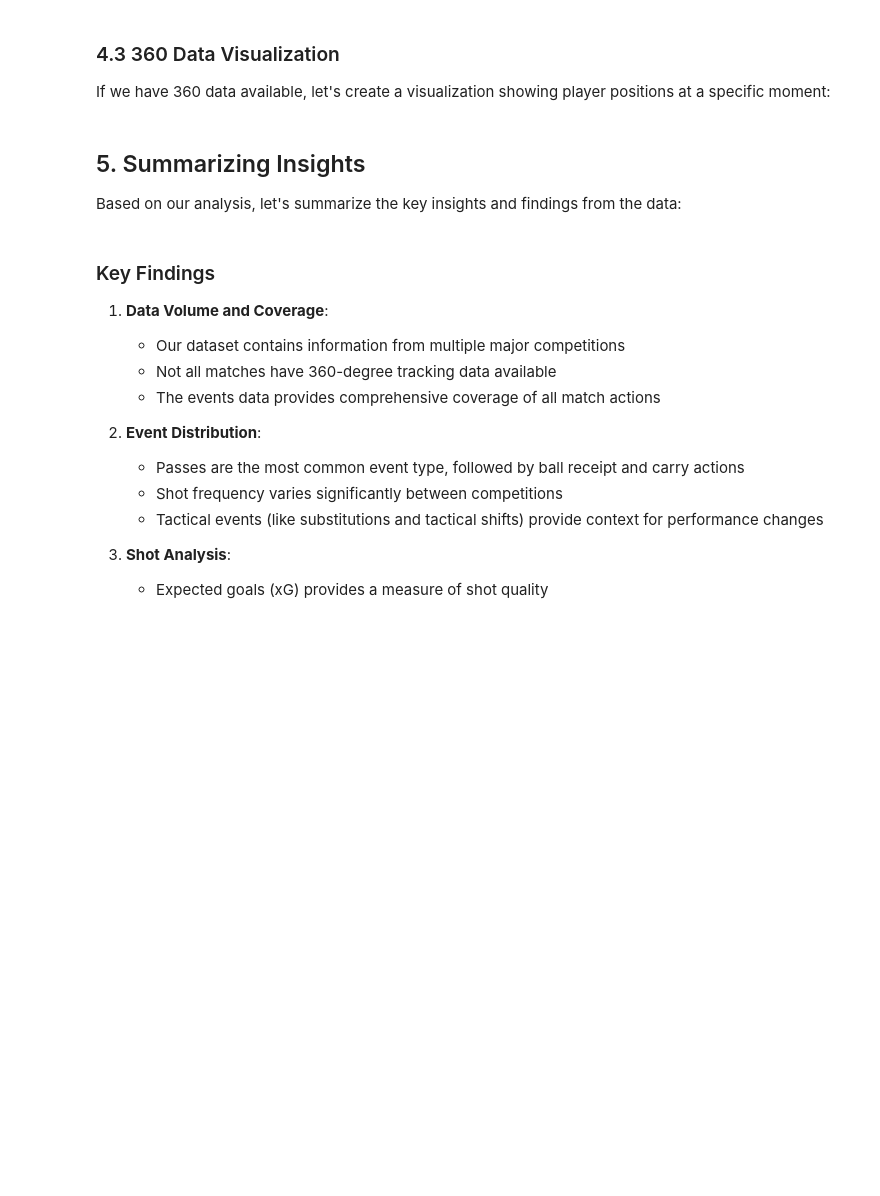
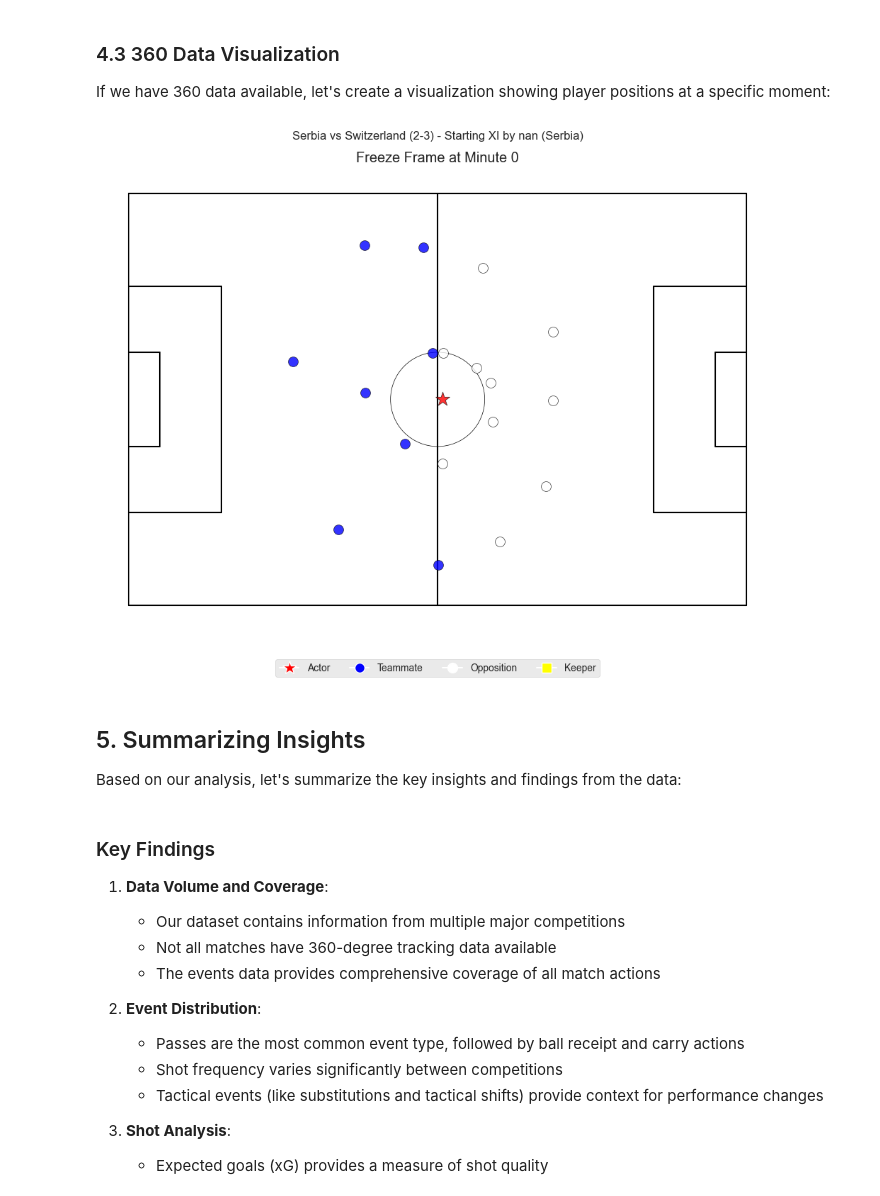
Before and after one commit to varunrout/football-insights-api, a Jupyter notebook: notebooks/02_data_interpretation.ipynb, the cells around one changed output. Cells and saved outputs as stored; diff of their text form; code cells hidden in the pictures; blank space fills up the shorter version.

```diff
--- a/notebooks/02_data_interpretation.ipynb
+++ b/notebooks/02_data_interpretation.ipynb
@@ -772,7 +797,8 @@ def visualize_freeze_frame(match_data, frame_id=None):
     events_df = match_data['events']
     event = None
     for _, row in events_df.iterrows():
-        if pd.notna(row.get('shot_freeze_frame')):
+        freeze_frame = row.get('shot_freeze_frame')
+        if freeze_frame is not None and not (isinstance(freeze_frame, (list, np.ndarray)) and pd.isna(freeze_frame).any()):
             # This is a simplified check - in real code you'd need to match the frame ID more precisely
             event = row
             break
@@ -786,7 +812,11 @@ def visualize_freeze_frame(match_data, frame_id=None):
 
     # Plot player positions
     for _, player in frame_data.iterrows():
-        if pd.isna(player['location']):
+        # Get shot location
+        location = player['location']
+
+        # Check if location is None or contains NaN values
+        if location is None or (isinstance(location, (list, np.ndarray)) and pd.isna(location).any()):
             continue
 
         # Parse location
@@ -811,33 +841,35 @@ def visualize_freeze_frame(match_data, frame_id=None):
                 color = 'blue'
                 marker = 'o'
             else:
                 color = 'white'
                 marker = 'o'
 
             markersize = 15 if player['actor'] else 10
 
             # Plot player
             ax.scatter(x, y, c=color, s=markersize**2, marker=marker, alpha=0.8,
                       edgecolors='black', linewidths=0.5, zorder=2)
         except (ValueError, IndexError, TypeError) as e:
             print(f"Error plotting player position: {e}")
             continue
 
     # Add legend
     legend_elements = [
         plt.Line2D([0], [0], marker='*', color='w', markerfacecolor='red', markersize=15, label='Actor'),
         plt.Line2D([0], [0], marker='o', color='w', markerfacecolor='blue', markersize=10, label='Teammate'),
         plt.Line2D([0], [0], marker='o', color='w', markerfacecolor='white', markersize=10, label='Opposition'),
         plt.Line2D([0], [0], marker='s', color='w', markerfacecolor='yellow', markersize=10, label='Keeper')
     ]
     ax.legend(handles=legend_elements, loc='upper center', bbox_to_anchor=(0.5, -0.05), ncol=4)
 
     plt.tight_layout()
     plt.show()
 
 # Visualize a freeze frame from our sample match
 if match_with_360:
     visualize_freeze_frame(match_with_360)
+# %% [output]
+[figure, added]
 # %% [markdown]
 ## 5. Summarizing Insights
 
```
Also changed, not shown: parts of 2 cells of this notebook, 11 other files.
